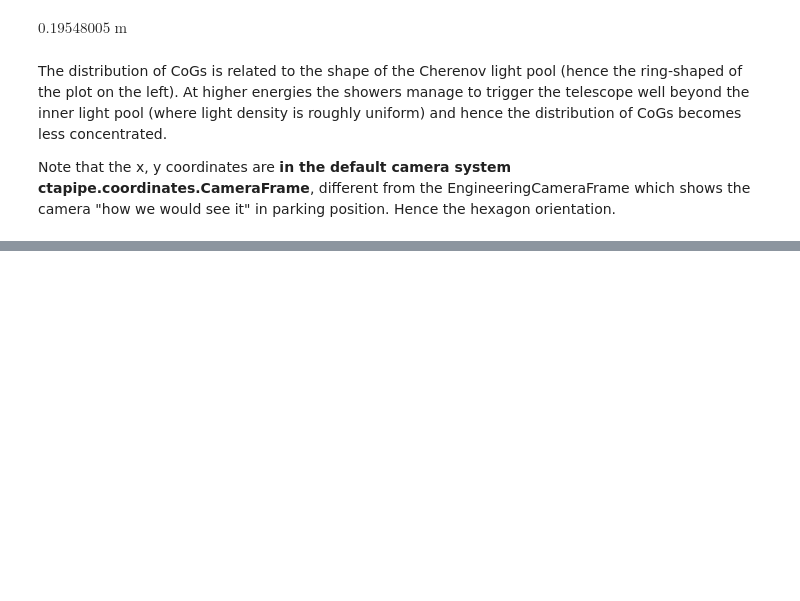
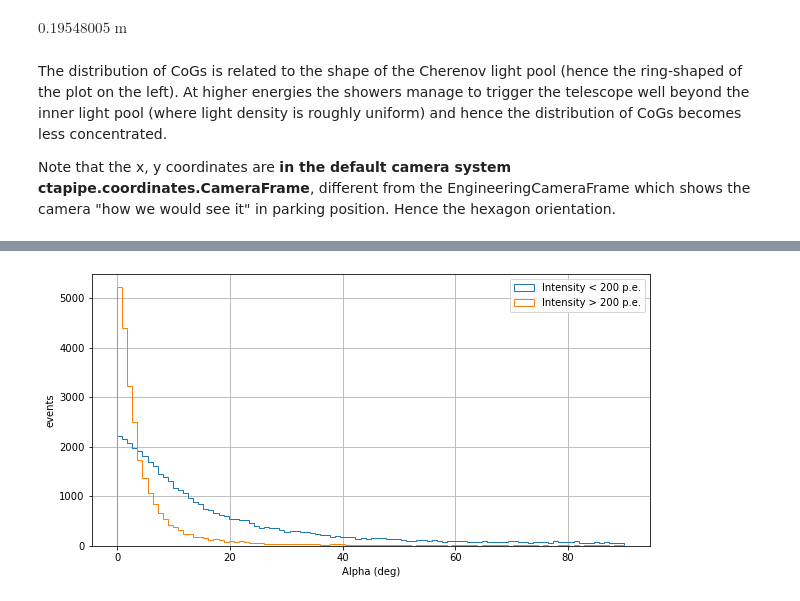
Before and after one commit to cta-observatory/2022_01_lstchain_school, a Jupyter notebook: DL1a_to_DL1b/explore_dl1_MC.ipynb, the cells around one changed output, grey strips where cells are left out. Drawn from its saved outputs; the diff is of its cells as text; code cells hidden in the pictures; blank space fills up the shorter version.

Commit message:
Added example plots

```diff
--- a/DL1a_to_DL1b/explore_dl1_MC.ipynb
+++ b/DL1a_to_DL1b/explore_dl1_MC.ipynb
@@ -317,0 +333,22 @@ Note that the x, y coordinates are __in the default camera system ctapipe.coordi
+# %%
+# Calculate alpha in degrees:
+alpha_0_to_180 = np.rad2deg(abs(dl1_parameters['psi']-dl1_parameters['disp_angle']))
+
+# convert to 0-90 degrees range:
+alpha_0_to_90 = np.where(alpha_0_to_180<90, alpha_0_to_180, 180-alpha_0_to_180)
+
+plt.figure(figsize=(10,5))
+
+intensity_cut = 200
+mask = dl1_parameters['intensity'] < intensity_cut
+plt.hist(alpha_0_to_90[mask], bins=100, range=(0, 90), histtype='step', label=f'Intensity < {intensity_cut} p.e.')
+
+plt.hist(alpha_0_to_90[~mask], bins=100, range=(0, 90), histtype='step', label=f'Intensity > {intensity_cut} p.e.')
+
+plt.xlabel('Alpha (deg)')
+plt.ylabel('events')
+plt.legend()
+plt.grid()
+plt.show()
+# %% [output]
+[figure, added]
```
Also changed, not shown: parts of 4 cells of this notebook.
